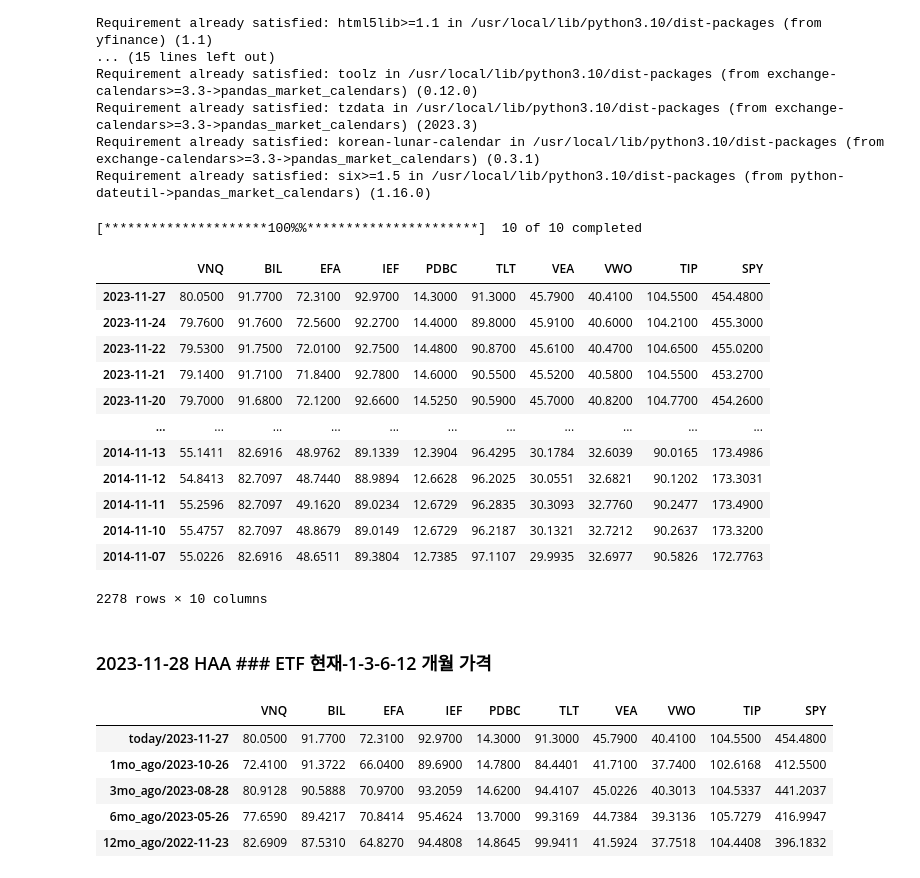
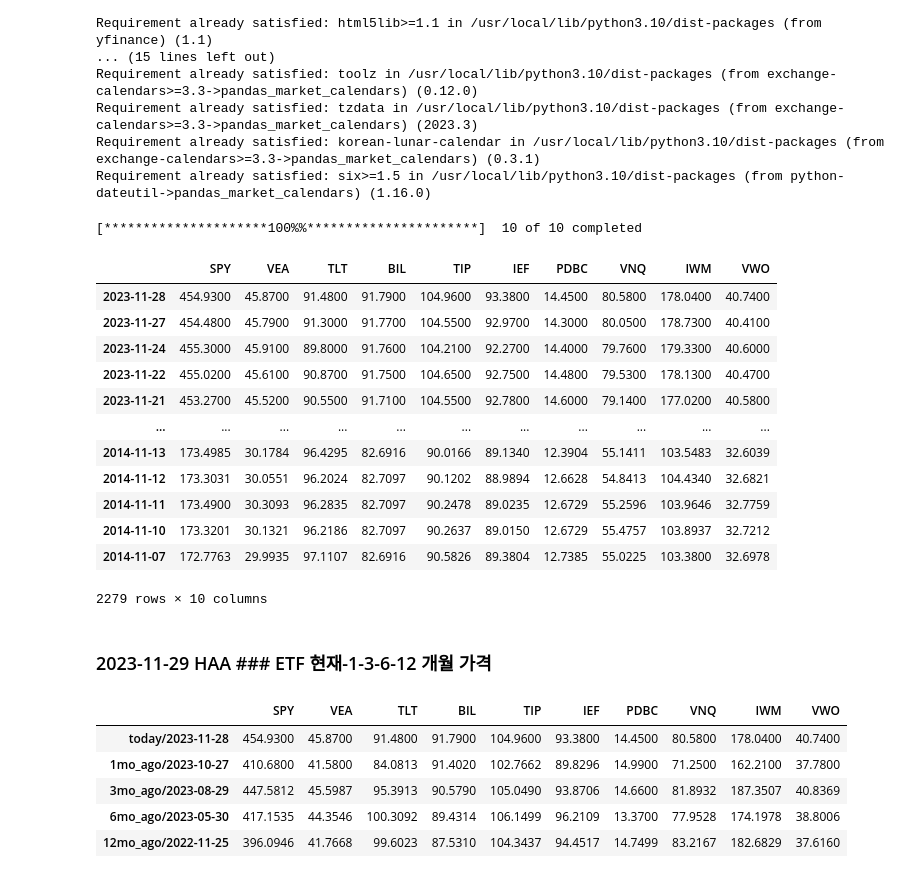
Before and after one commit to jongkwangyun/quant, a Jupyter notebook: 동적자산배분(+백테스트)_HAA.ipynb, the cells around one changed output. Drawn from its saved outputs; the diff is of its cells as text; code cells hidden in the pictures.

```diff
--- a/동적자산배분(+백테스트)_HAA.ipynb
+++ b/동적자산배분(+백테스트)_HAA.ipynb
@@ -51,47 +51,47 @@ str_strategy = 'HAA '
 
 # 오늘 날짜를 가져와서 파일명에 추가
 today_date = today.strftime('%y%m%d')
 filename = f'{today_date} {str_strategy}.xlsx'
 
 # csv 경로 설정
 output_path =  '/content/drive/MyDrive/DynamicAssetAllocation/'
 
 # 월평균영업일수. average Monthly Business Day
 MBD = 21
 
 # 전략에 사용할 ETF 명 리스트에 담기
-etf_usa_stock = ['SPY', 'EFA']
+etf_usa_stock = ['SPY', 'IWM']
 etf_abroad_stock = ['VEA', 'VWO']
 etf_bond = ['TLT', 'IEF']
 etf_real = ['PDBC', 'VNQ']
 etf_canary = ['TIP']
 etf_bil = ['BIL']
 
 # 자산군 리스트 더하기, 중복 제거
 etf_order = list(set(etf_usa_stock + etf_abroad_stock + etf_bond + etf_real + etf_canary + etf_bil))
 
 # ETF 가격 추출
 df_etf = yf.download(etf_order, end=today)['Adj Close']\
 .sort_index(ascending=False)[etf_order].rename_axis(None, axis=0).dropna()
 display(df_etf)
 
 # 1개월씩 자르기
 df_etf_monthly = df_etf[::MBD]
 # %% [output]
 [*********************100%%**********************]  10 of 10 completed
-|  | VNQ | BIL | EFA | IEF | PDBC | TLT | VEA | VWO | TIP | SPY |
-| 2023-11-27 | 80.0500 | 91.7700 | 72.3100 | 92.9700 | 14.3000 | 91.3000 | 45.7900 | 40.4100 | 104.5500 | 454.4800 |
-| 2023-11-24 | 79.7600 | 91.7600 | 72.5600 | 92.2700 | 14.4000 | 89.8000 | 45.9100 | 40.6000 | 104.2100 | 455.3000 |
-| 2023-11-22 | 79.5300 | 91.7500 | 72.0100 | 92.7500 | 14.4800 | 90.8700 | 45.6100 | 40.4700 | 104.6500 | 455.0200 |
-| 2023-11-21 | 79.1400 | 91.7100 | 71.8400 | 92.7800 | 14.6000 | 90.5500 | 45.5200 | 40.5800 | 104.5500 | 453.2700 |
-| 2023-11-20 | 79.7000 | 91.6800 | 72.1200 | 92.6600 | 14.5250 | 90.5900 | 45.7000 | 40.8200 | 104.7700 | 454.2600 |
+|  | SPY | VEA | TLT | BIL | TIP | IEF | PDBC | VNQ | IWM | VWO |
+| 2023-11-28 | 454.9300 | 45.8700 | 91.4800 | 91.7900 | 104.9600 | 93.3800 | 14.4500 | 80.5800 | 178.0400 | 40.7400 |
+| 2023-11-27 | 454.4800 | 45.7900 | 91.3000 | 91.7700 | 104.5500 | 92.9700 | 14.3000 | 80.0500 | 178.7300 | 40.4100 |
+| 2023-11-24 | 455.3000 | 45.9100 | 89.8000 | 91.7600 | 104.2100 | 92.2700 | 14.4000 | 79.7600 | 179.3300 | 40.6000 |
+| 2023-11-22 | 455.0200 | 45.6100 | 90.8700 | 91.7500 | 104.6500 | 92.7500 | 14.4800 | 79.5300 | 178.1300 | 40.4700 |
+| 2023-11-21 | 453.2700 | 45.5200 | 90.5500 | 91.7100 | 104.5500 | 92.7800 | 14.6000 | 79.1400 | 177.0200 | 40.5800 |
 | ... | ... | ... | ... | ... | ... | ... | ... | ... | ... | ... |
-| 2014-11-13 | 55.1411 | 82.6916 | 48.9762 | 89.1339 | 12.3904 | 96.4295 | 30.1784 | 32.6039 | 90.0165 | 173.4986 |
-| 2014-11-12 | 54.8413 | 82.7097 | 48.7440 | 88.9894 | 12.6628 | 96.2025 | 30.0551 | 32.6821 | 90.1202 | 173.3031 |
-| 2014-11-11 | 55.2596 | 82.7097 | 49.1620 | 89.0234 | 12.6729 | 96.2835 | 30.3093 | 32.7760 | 90.2477 | 173.4900 |
-| 2014-11-10 | 55.4757 | 82.7097 | 48.8679 | 89.0149 | 12.6729 | 96.2187 | 30.1321 | 32.7212 | 90.2637 | 173.3200 |
-| 2014-11-07 | 55.0226 | 82.6916 | 48.6511 | 89.3804 | 12.7385 | 97.1107 | 29.9935 | 32.6977 | 90.5826 | 172.7763 |
+| 2014-11-13 | 173.4985 | 30.1784 | 96.4295 | 82.6916 | 90.0166 | 89.1340 | 12.3904 | 55.1411 | 103.5483 | 32.6039 |
+| 2014-11-12 | 173.3031 | 30.0551 | 96.2024 | 82.7097 | 90.1202 | 88.9894 | 12.6628 | 54.8413 | 104.4340 | 32.6821 |
+| 2014-11-11 | 173.4900 | 30.3093 | 96.2835 | 82.7097 | 90.2478 | 89.0235 | 12.6729 | 55.2596 | 103.9646 | 32.7759 |
+| 2014-11-10 | 173.3201 | 30.1321 | 96.2186 | 82.7097 | 90.2637 | 89.0150 | 12.6729 | 55.4757 | 103.8937 | 32.7212 |
+| 2014-11-07 | 172.7763 | 29.9935 | 97.1107 | 82.6916 | 90.5826 | 89.3804 | 12.7385 | 55.0225 | 103.3800 | 32.6978 |
-2278 rows × 10 columns
+2279 rows × 10 columns
 # %%
 # 인덱스 만들기
 df_momentum_index = ['today/' + str(df_etf.index[0].date()), '1mo_ago/' + str(df_etf.index[MBD].date()), \
@@ -119,13 +119,13 @@ if is_export_csv:
     f.write(f'{str_etf_price}\n')
     df_price.to_csv(f, index=True)
 # %% [output]
-### 2023-11-28 HAA ### ETF 현재-1-3-6-12 개월 가격
+### 2023-11-29 HAA ### ETF 현재-1-3-6-12 개월 가격
-|  | VNQ | BIL | EFA | IEF | PDBC | TLT | VEA | VWO | TIP | SPY |
-| today/2023-11-27 | 80.0500 | 91.7700 | 72.3100 | 92.9700 | 14.3000 | 91.3000 | 45.7900 | 40.4100 | 104.5500 | 454.4800 |
-| 1mo_ago/2023-10-26 | 72.4100 | 91.3722 | 66.0400 | 89.6900 | 14.7800 | 84.4401 | 41.7100 | 37.7400 | 102.6168 | 412.5500 |
-| 3mo_ago/2023-08-28 | 80.9128 | 90.5888 | 70.9700 | 93.2059 | 14.6200 | 94.4107 | 45.0226 | 40.3013 | 104.5337 | 441.2037 |
-| 6mo_ago/2023-05-26 | 77.6590 | 89.4217 | 70.8414 | 95.4624 | 13.7000 | 99.3169 | 44.7384 | 39.3136 | 105.7279 | 416.9947 |
-| 12mo_ago/2022-11-23 | 82.6909 | 87.5310 | 64.8270 | 94.4808 | 14.8645 | 99.9411 | 41.5924 | 37.7518 | 104.4408 | 396.1832 |
+|  | SPY | VEA | TLT | BIL | TIP | IEF | PDBC | VNQ | IWM | VWO |
+| today/2023-11-28 | 454.9300 | 45.8700 | 91.4800 | 91.7900 | 104.9600 | 93.3800 | 14.4500 | 80.5800 | 178.0400 | 40.7400 |
+| 1mo_ago/2023-10-27 | 410.6800 | 41.5800 | 84.0813 | 91.4020 | 102.7662 | 89.8296 | 14.9900 | 71.2500 | 162.2100 | 37.7800 |
+| 3mo_ago/2023-08-29 | 447.5812 | 45.5987 | 95.3913 | 90.5790 | 105.0490 | 93.8706 | 14.6600 | 81.8932 | 187.3507 | 40.8369 |
+| 6mo_ago/2023-05-30 | 417.1535 | 44.3546 | 100.3092 | 89.4314 | 106.1499 | 96.2109 | 13.3700 | 77.9528 | 174.1978 | 38.8006 |
+| 12mo_ago/2022-11-25 | 396.0946 | 41.7668 | 99.6023 | 87.5310 | 104.3437 | 94.4517 | 14.7499 | 83.2167 | 182.6829 | 37.6160 |
 # %%
 ## DataFrame 만들기: 모멘텀 스코어
 df_etf_monthly_copy = df_etf_monthly.copy(deep=True)
```
Also changed, not shown: parts of 6 cells of this notebook.
